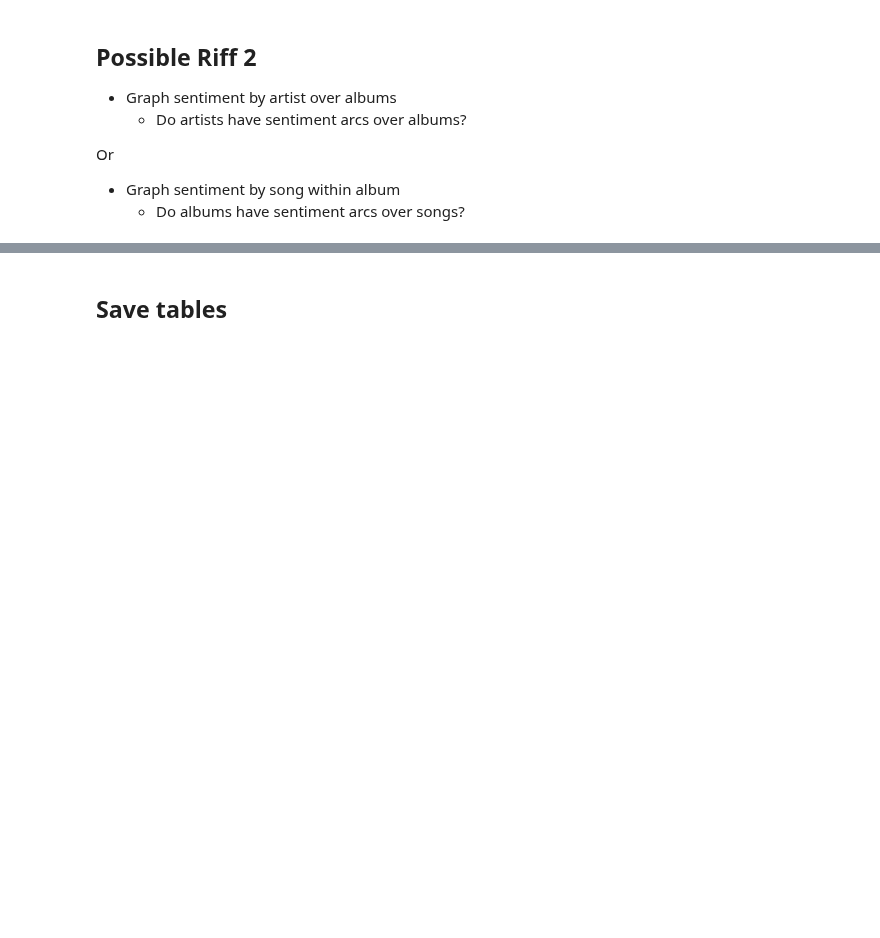
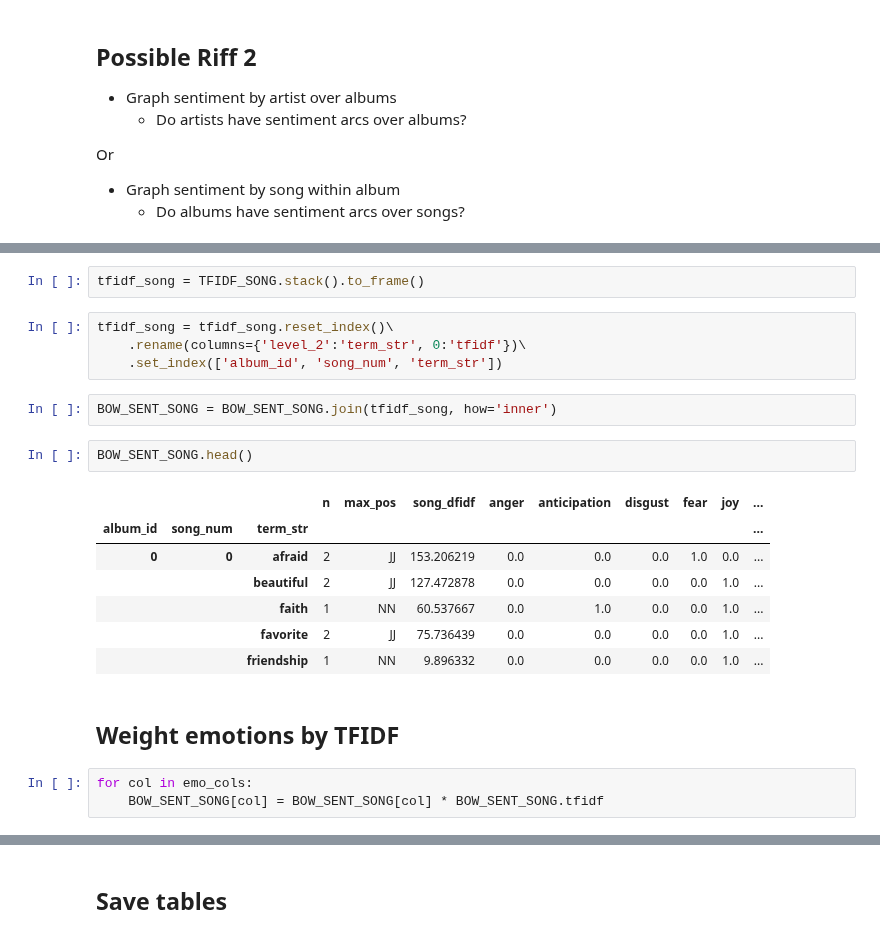
Before and after one commit to rlipps/Exploratory_Text_Analytics_Final, a Jupyter notebook: notebooks/Sentiment_Analysis.ipynb, the cells around one changed output, grey strips where cells are left out. Saved outputs shown, nothing was run; the diff lists cells and outputs as text; blank space fills up the shorter version.

```diff
--- a/notebooks/Sentiment_Analysis.ipynb
+++ b/notebooks/Sentiment_Analysis.ipynb
@@ -243,0 +251,23 @@ LIB
+# %%
+tfidf_song = TFIDF_SONG.stack().to_frame()
+# %%
+tfidf_song = tfidf_song.reset_index()\
+    .rename(columns={'level_2':'term_str', 0:'tfidf'})\
+    .set_index(['album_id', 'song_num', 'term_str'])
+# %%
+BOW_SENT_SONG = BOW_SENT_SONG.join(tfidf_song, how='inner')
+# %%
+BOW_SENT_SONG.head()
+# %% [output]
+|  |  |  | n | max_pos | song_dfidf | anger | anticipation | disgust | fear | joy | ... |
+| album_id | song_num | term_str |  |  |  |  |  |  |  |  | ... |
+| 0 | 0 | afraid | 2 | JJ | 153.206219 | 0.0 | 0.0 | 0.0 | 1.0 | 0.0 | ... |
+|  |  | beautiful | 2 | JJ | 127.472878 | 0.0 | 0.0 | 0.0 | 0.0 | 1.0 | ... |
+|  |  | faith | 1 | NN | 60.537667 | 0.0 | 1.0 | 0.0 | 0.0 | 1.0 | ... |
+|  |  | favorite | 2 | JJ | 75.736439 | 0.0 | 0.0 | 0.0 | 0.0 | 1.0 | ... |
+|  |  | friendship | 1 | NN | 9.896332 | 0.0 | 0.0 | 0.0 | 0.0 | 1.0 | ... |
+# %% [markdown]
+## Weight emotions by TFIDF
+# %%
+for col in emo_cols:
+    BOW_SENT_SONG[col] = BOW_SENT_SONG[col] * BOW_SENT_SONG.tfidf
```
Also changed, not shown: parts of 17 cells of this notebook, 2 other files.
